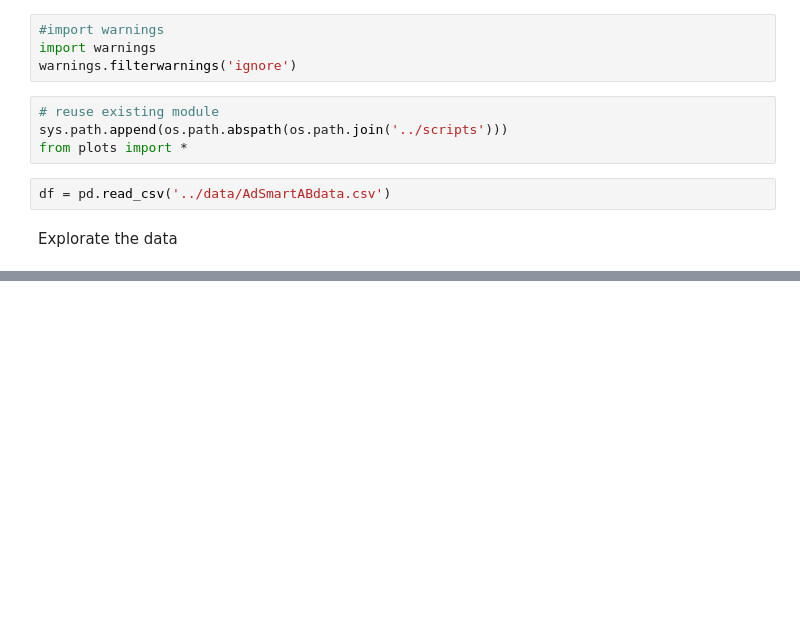
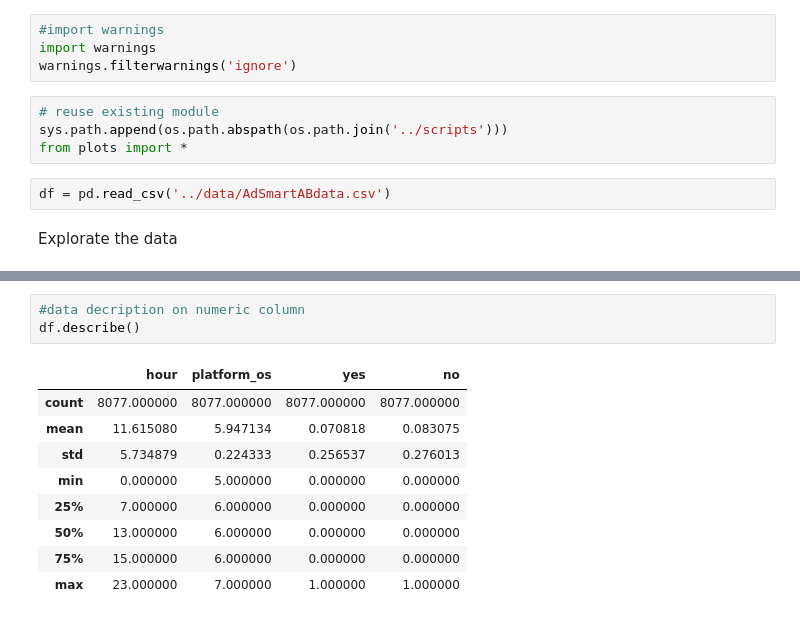
Before and after one commit to yonamg/Ad-campaign-performance, a Jupyter notebook: notebooks/ABtest_Overviews.ipynb, the cells around one changed output, grey strips where cells are left out. Drawn from its saved outputs; the diff is of its cells as text; blank space fills up the shorter version.

```diff
--- a/notebooks/ABtest_Overviews.ipynb
+++ b/notebooks/ABtest_Overviews.ipynb
@@ -30,3 +30,16 @@ df.head()
 | 2 | 0016d14a-ae18-4a02-a204-6ba53b52f2ed | exposed | 2020-07-05 | 2 | E5823 | 6 | Chrome Mobile WebView | 0 | 1 |
 | 3 | 00187412-2932-4542-a8ef-3633901c98d9 | control | 2020-07-03 | 15 | Samsung SM-A705FN | 6 | Facebook | 0 | 0 |
 | 4 | 001a7785-d3fe-4e11-a344-c8735acacc2c | control | 2020-07-03 | 15 | Generic Smartphone | 6 | Chrome Mobile | 0 | 0 |
+# %%
+#data decription on numeric column
+df.describe()
+# %% [output]
+|  | hour | platform_os | yes | no |
+| count | 8077.000000 | 8077.000000 | 8077.000000 | 8077.000000 |
+| mean | 11.615080 | 5.947134 | 0.070818 | 0.083075 |
+| std | 5.734879 | 0.224333 | 0.256537 | 0.276013 |
+| min | 0.000000 | 5.000000 | 0.000000 | 0.000000 |
+| 25% | 7.000000 | 6.000000 | 0.000000 | 0.000000 |
+| 50% | 13.000000 | 6.000000 | 0.000000 | 0.000000 |
+| 75% | 15.000000 | 6.000000 | 0.000000 | 0.000000 |
+| max | 23.000000 | 7.000000 | 1.000000 | 1.000000 |
```
Also changed, not shown: parts of 6 cells of this notebook, 1 other file.
